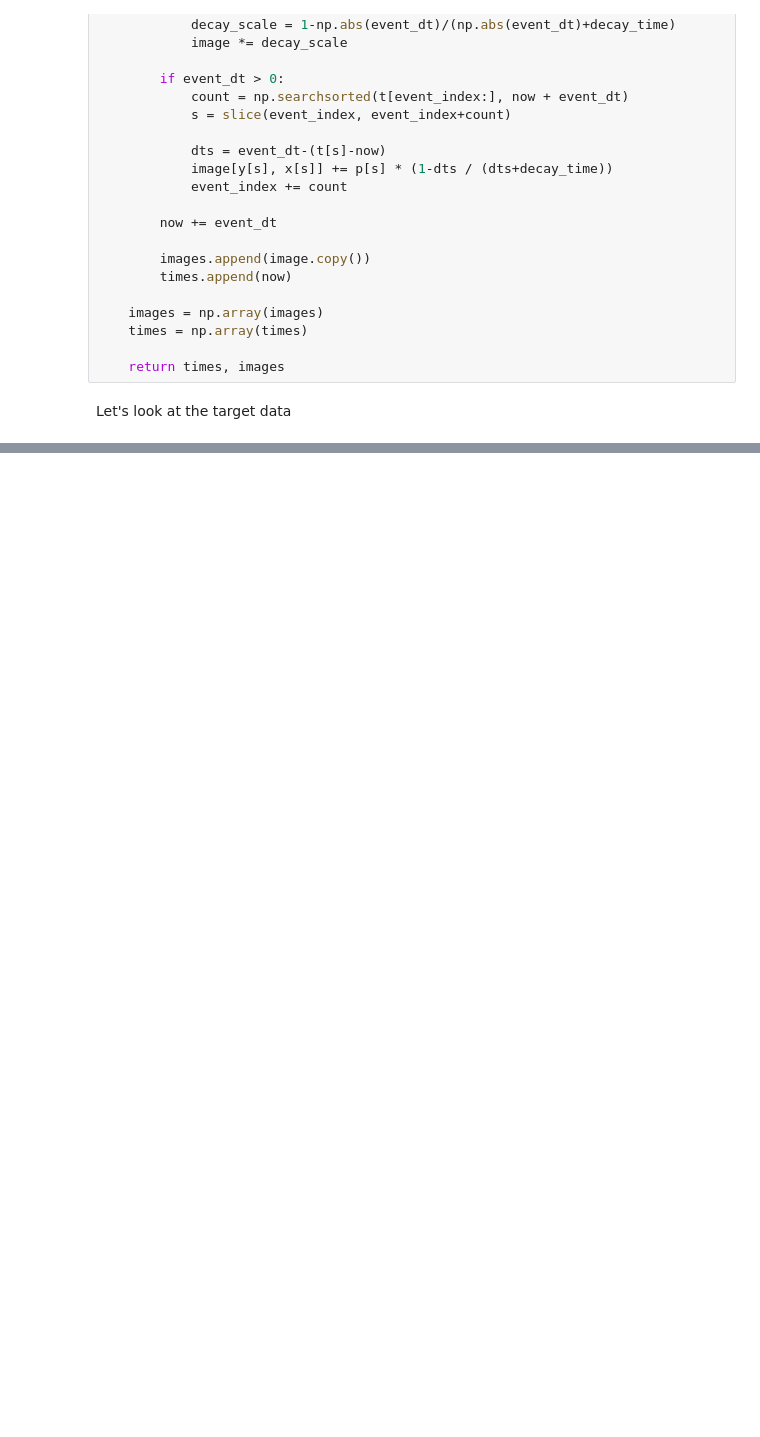
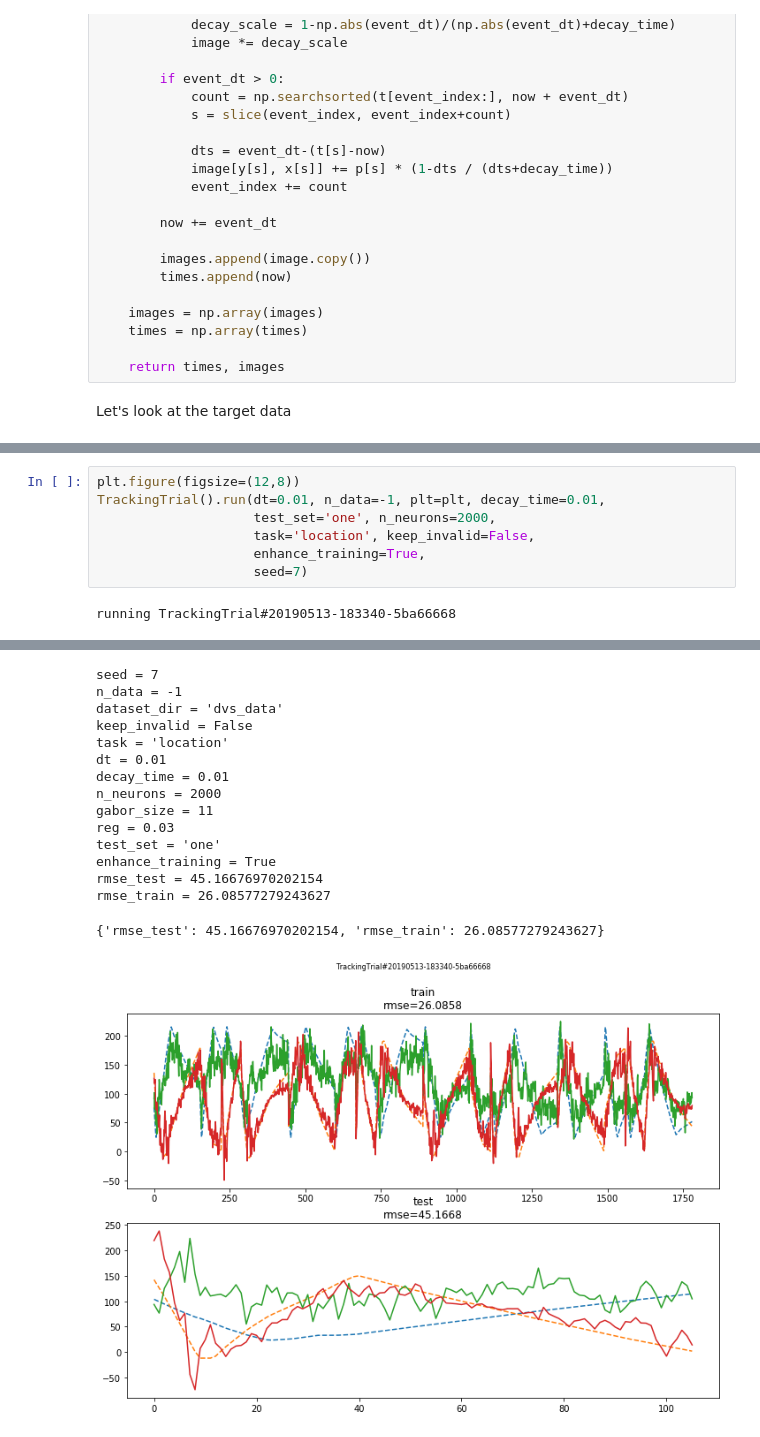
Before and after one commit to tcstewar/dvs_vision, a Jupyter notebook: Model exploration.ipynb, the cells around one changed output, grey strips where cells are left out. Saved outputs shown, nothing was run; the diff lists cells and outputs as text; blank space fills up the shorter version.

```diff
--- a/Model exploration.ipynb
+++ b/Model exploration.ipynb
@@ -301,0 +337,9 @@ rmse_train = 0.07070061861838746
+# %%
+plt.figure(figsize=(12,8))
+TrackingTrial().run(dt=0.01, n_data=-1, plt=plt, decay_time=0.01,
+                    test_set='one', n_neurons=2000,
+                    task='location', keep_invalid=False,
+                    enhance_training=True,
+                    seed=7)
+# %% [output]
+running TrackingTrial#20190513-183340-5ba66668
@@ -301,0 +348,16 @@ rmse_train = 0.07070061861838746
+seed = 7
+n_data = -1
+dataset_dir = 'dvs_data'
+keep_invalid = False
+task = 'location'
+dt = 0.01
+decay_time = 0.01
+n_neurons = 2000
+gabor_size = 11
+reg = 0.03
+test_set = 'one'
+enhance_training = True
+rmse_test = 45.16676970202154
+rmse_train = 26.08577279243627
+{'rmse_test': 45.16676970202154, 'rmse_train': 26.08577279243627}
+[figure, added]
```
Also changed, not shown: parts of 4 cells of this notebook, 2 other files.
